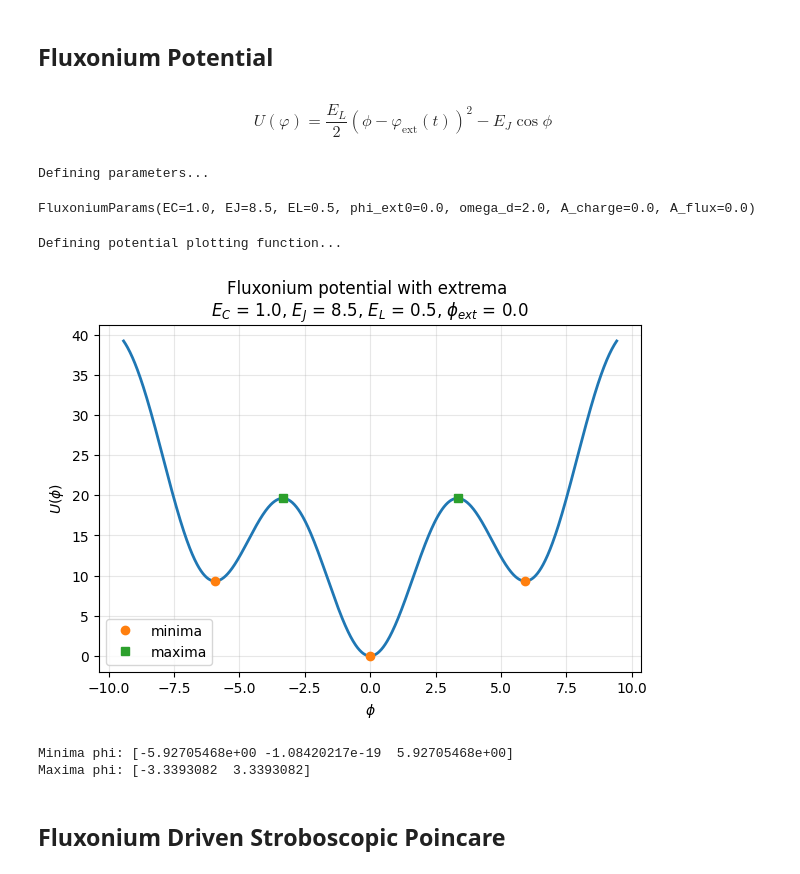
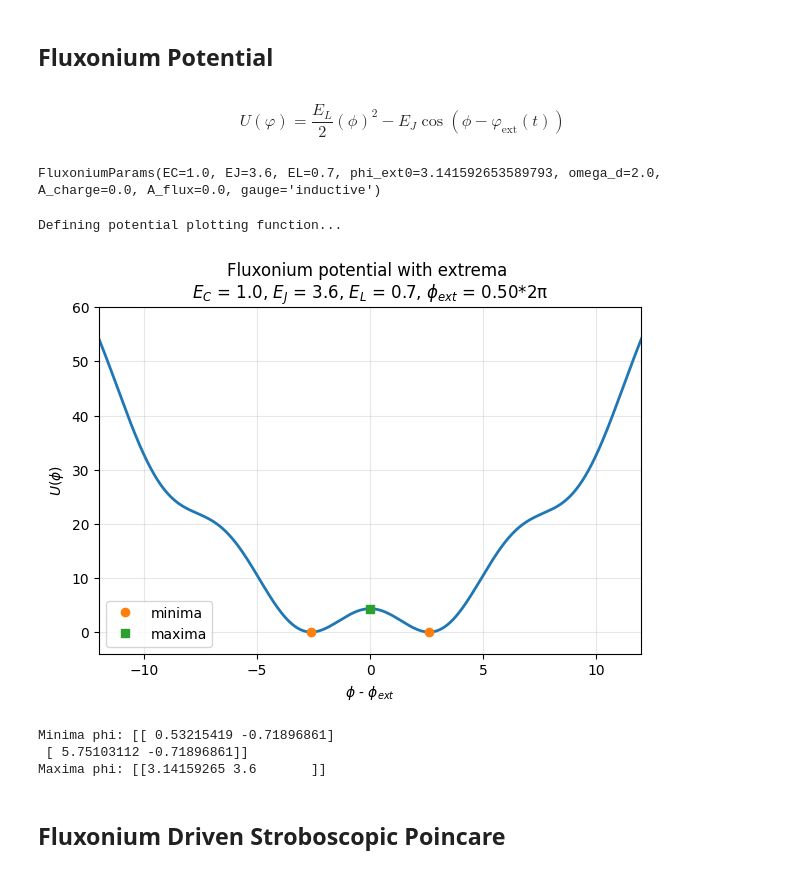
Before and after one commit to edsonsignor/Fluxonium-chaos, a Jupyter notebook: notebooks/Classical_Poincare.ipynb, the cells around one changed output. Drawn from its saved outputs; the diff is of its cells as text; code cells hidden in the pictures.

```diff
--- a/notebooks/Classical_Poincare.ipynb
+++ b/notebooks/Classical_Poincare.ipynb
@@ -19,33 +19,44 @@ GHz = 2.0 * np.pi  # multiply a value in GHz by this
 ## Fluxonium Potential
 # %% [markdown]
 $$
-    U(\varphi)=\frac{E_L}{2}(\phi-\varphi_{\mathrm{ext}}(t))^2-E_J\cos\phi
+    U(\varphi)=\frac{E_L}{2}(\phi)^2-E_J\cos(\phi-\varphi_{\mathrm{ext}}(t))
 $$
 # %%
 import sys
 sys.path.append('../src')  # add the src directory to the Python path
-from fluxonium_classical import FluxoniumParams, potential, find_potential_extrema
+from fluxonium_classical import FluxoniumParams, energy_balance_from_augmented_solution, make_initial_conditions, potential, find_potential_extrema
 
+"""
 print("Defining parameters...")
 param = FluxoniumParams(
-    EC=1.0,
-    EJ=8.5,
-    EL=0.5,
-    phi_ext0=0.,
+    EC=0.8308,
+    EJ=4.167,
+    EL=1.203,
+    phi_ext0= 0.5,
     omega_d=2.0,
     A_charge=0.0,
     A_flux=0.0,
 )
 display(param)
+"""
+param = FluxoniumParams(
+    EC=1.0,
+    EJ=3.6,
+    EL=0.7,
+    phi_ext0= 0.5*2*np.pi,
+    omega_d=2.0,
+    A_charge=0.0,
+    A_flux=0.0,
+)
+display(param)
 # %% [output]
-Defining parameters...
+FluxoniumParams(EC=1.0, EJ=3.6, EL=0.7, phi_ext0=3.141592653589793, omega_d=2.0, A_charge=0.0, A_flux=0.0, gauge='inductive')
-FluxoniumParams(EC=1.0, EJ=8.5, EL=0.5, phi_ext0=0.0, omega_d=2.0, A_charge=0.0, A_flux=0.0)
 # %%
 print("Defining potential plotting function...")
 def plot_fluxonium_potential(
     p: FluxoniumParams,
-    phi_min=-4*np.pi,
-    phi_max=4*np.pi,
+    phi_min=-10*np.pi,
+    phi_max=10*np.pi,
     npoints=400,
     subtract_min=False,
     ax=None,
@@ -79,11 +90,13 @@ def plot_fluxonium_potential(
     if ax is None:
         fig, ax = plt.subplots(figsize=(7, 4.5))
 
-    ax.plot(phi, U, lw=2)
-    ax.set_xlabel(r'$\phi$')
+    ax.plot(phi - p.phi_ext0, U, lw=2)
+    ax.set_xlabel(r'$\phi$ - $\phi_{ext}$')
     ax.set_ylabel(r'$U(\phi)$')
     ax.set_title('Undriven fluxonium potential')
     ax.grid(True, alpha=0.3)
+    ax.set_xlim(-12., 12.)
+    ax.set_ylim(-4, 60.)
 
     return phi, U, U_min, ax
 # %% [output]
@@ -105,41 +118,36 @@ def plot_fluxonium_potential_with_extrema(
         subtract_min=subtract_min,
     )
 
-    minima, maxima = find_potential_extrema(p.EJ, p.EL, p.phi_ext0, phi_min, phi_max)
-
-    def Ufun(x):
-        val = 0.5 * p.EL * (x - p.phi_ext0)**2 - p.EJ * np.cos(x)
-        if subtract_min:
-            val -= U_min
-        return val
+    minima, maxima = find_potential_extrema(param)
 
     if len(minima) > 0:
-        ax.plot(minima, [Ufun(x) for x in minima], 'o', label='minima')
+        ax.plot(minima[:, 0] - p.phi_ext0, minima[:, 1] - U_min, 'o', label='minima')
 
     if len(maxima) > 0:
-        ax.plot(maxima, [Ufun(x) for x in maxima], 's', label='maxima')
+        ax.plot(maxima[:, 0] - p.phi_ext0, maxima[:, 1] - U_min, 's', label='maxima')
 
     ax.legend()
     return phi, U, minima, maxima, ax
 # %%
 phi, U, minima, maxima, ax = plot_fluxonium_potential_with_extrema(
     param,
     phi_min=-3*np.pi,
-    phi_max=3*np.pi,
+    phi_max=10*np.pi,
     npoints= 1000,
     subtract_min=True,
 )
 plt.title(f'Fluxonium potential with extrema \n' \
-rf'$E_C$ = {param.EC}, $E_J$ = {param.EJ}, $E_L$ = {param.EL}, $\phi_{{ext}}$ = {param.phi_ext0}')
+rf'$E_C$ = {param.EC}, $E_J$ = {param.EJ}, $E_L$ = {param.EL}, $\phi_{{ext}}$ = {param.phi_ext0/ (2*np.pi):.2f}*2π')
 plt.show()
 
 
 print("Minima phi:", minima)
 print("Maxima phi:", maxima)
 # %% [output]
-[figure, old version]
+[figure, new version]
-Minima phi: [-5.92705468e+00 -1.08420217e-19  5.92705468e+00]
-Maxima phi: [-3.3393082  3.3393082]
+Minima phi: [[ 0.53215419 -0.71896861]
+ [ 5.75103112 -0.71896861]]
+Maxima phi: [[3.14159265 3.6       ]]
 # %% [markdown]
 ## Fluxonium Driven Stroboscopic Poincare
 # %% [markdown]
```
Also changed, not shown: parts of 15 cells of this notebook, 7 other files.
